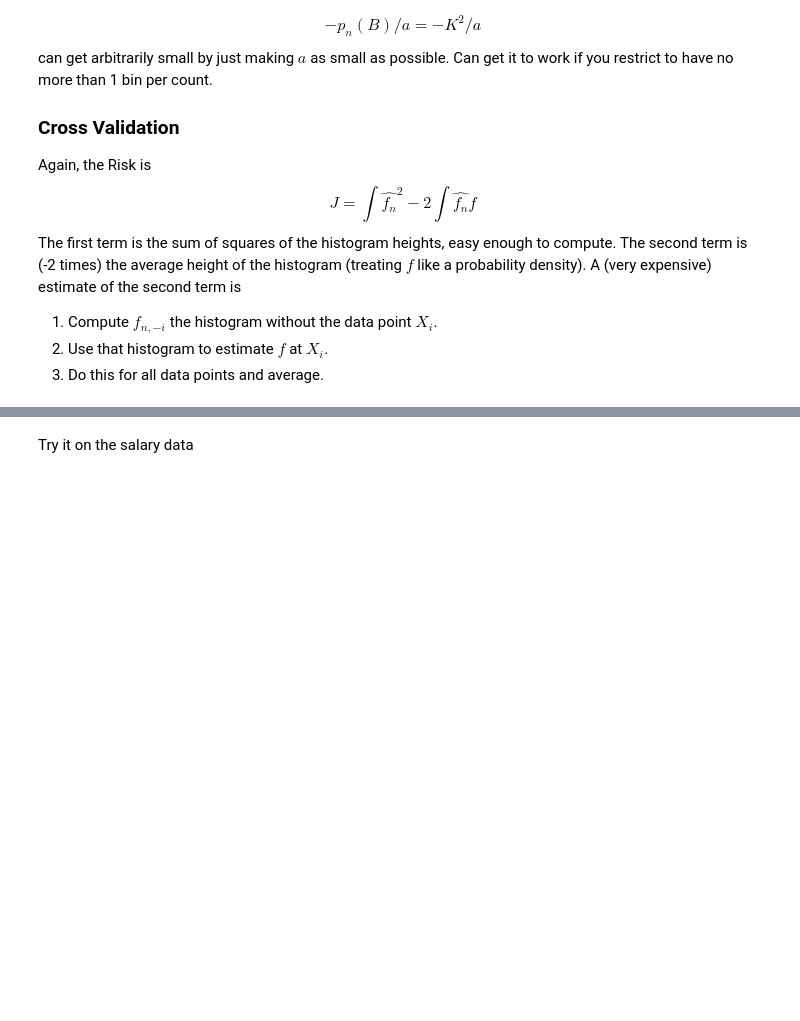
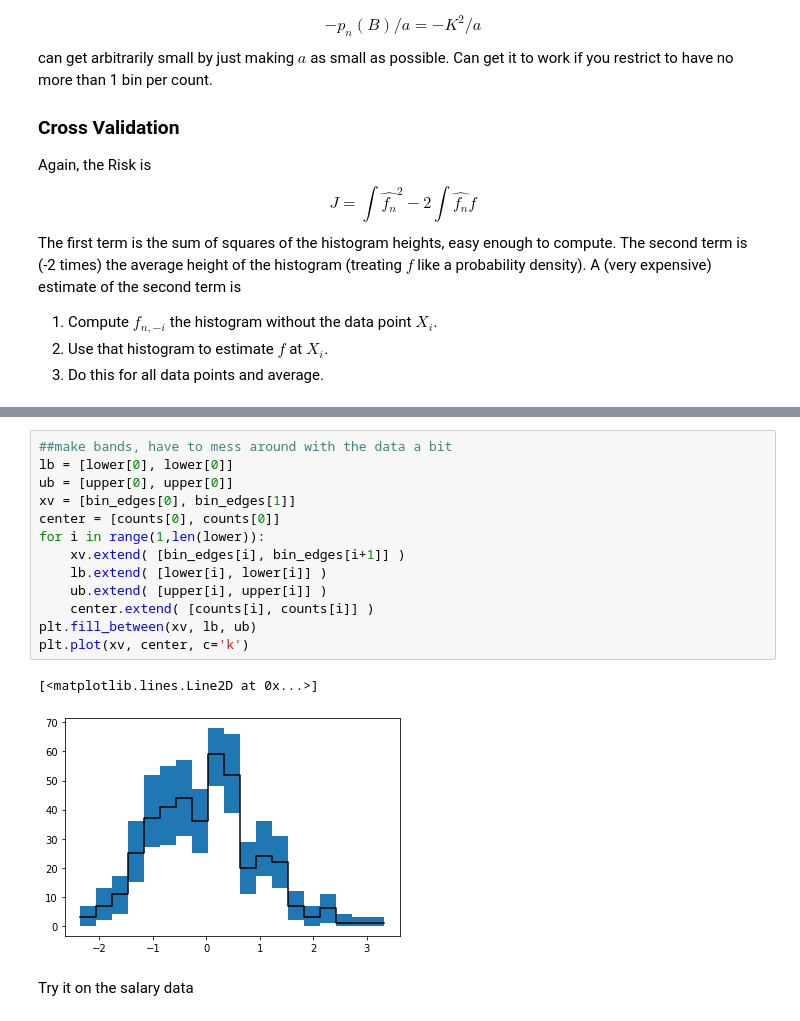
Before and after one commit to rudyarthur/ML-Notes, a Jupyter notebook: Histograms.ipynb, the cells around one changed output, grey strips where cells are left out. Drawn from its saved outputs; the diff is of its cells as text; blank space fills up the shorter version.

```diff
--- a/Histograms.ipynb
+++ b/Histograms.ipynb
@@ -292,3 +293,19 @@ plt.bar( bin_edges[:-1], counts, width=np.diff(bin_edges),  align='edge', yerr=n
+# %%
+##make bands, have to mess around with the data a bit
+lb = [lower[0], lower[0]]
+ub = [upper[0], upper[0]]
+xv = [bin_edges[0], bin_edges[1]]
+center = [counts[0], counts[0]]
+for i in range(1,len(lower)):
+    xv.extend( [bin_edges[i], bin_edges[i+1]] )
+    lb.extend( [lower[i], lower[i]] )
+    ub.extend( [upper[i], upper[i]] )
+    center.extend( [counts[i], counts[i]] )
+plt.fill_between(xv, lb, ub)
+plt.plot(xv, center, c='k')
+# %% [output]
+[<matplotlib.lines.Line2D at 0x...>]
+[figure, added]
 # %% [markdown]
 Try it on the salary data
 # %%
```
Also changed, not shown: parts of 6 cells of this notebook.
